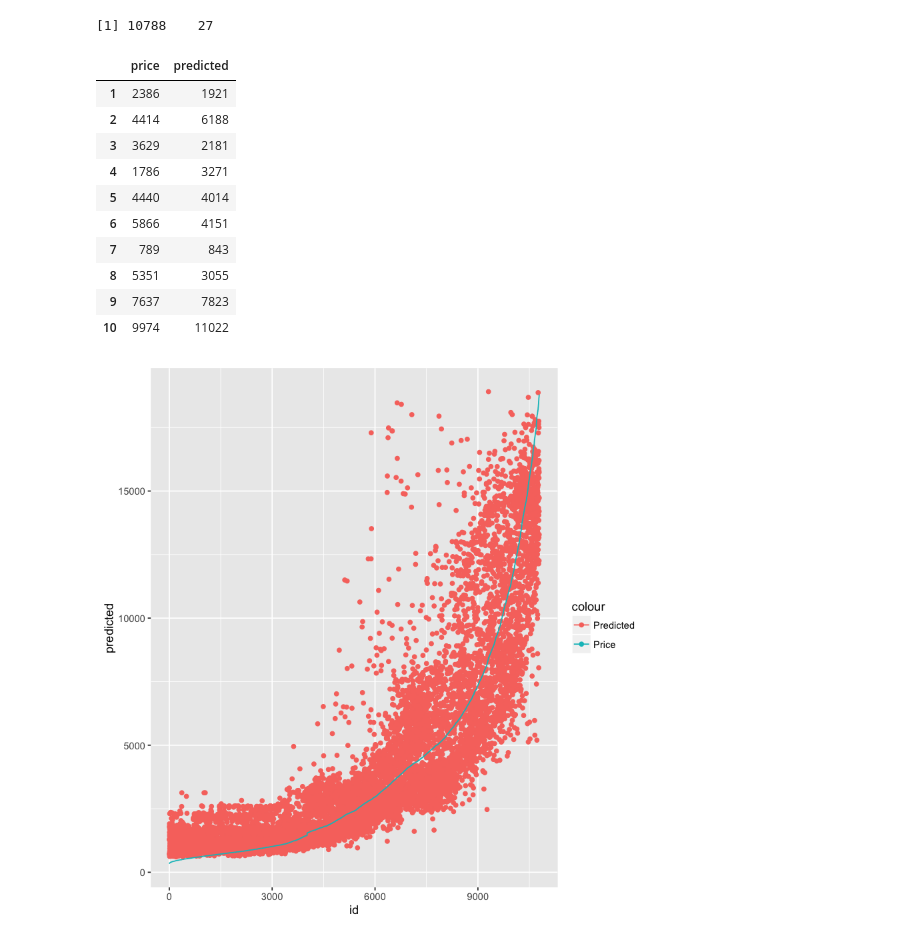
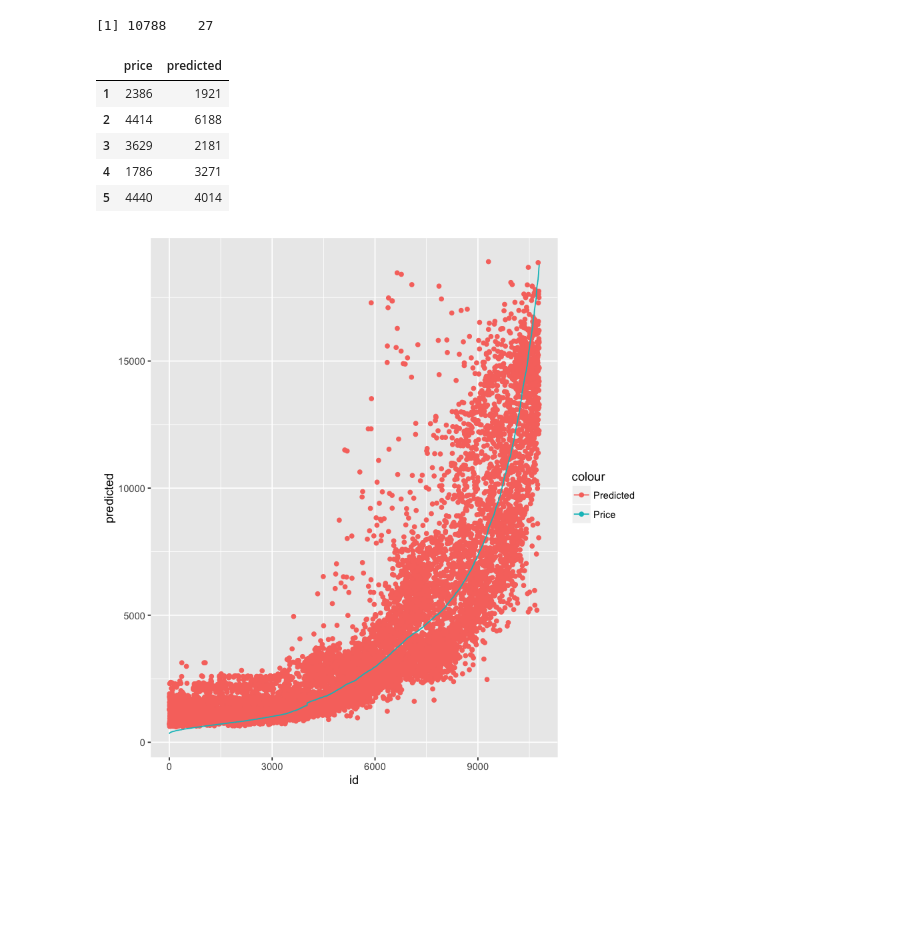
Before and after one commit to thoolihan/xgboost_notebooks, a Jupyter notebook: LinearRegression.ipynb, the cells around one changed output. Cells and saved outputs as stored; diff of their text form; code cells hidden in the pictures; blank space fills up the shorter version.

```diff
--- a/LinearRegression.ipynb
+++ b/LinearRegression.ipynb
@@ -14,24 +14,24 @@ library(dplyr, warn.conflicts = FALSE)
 # make more factors into bit fields
 
 diamonds <- mutate(diamonds,
-      fair_cut = ifelse(cut == 'Fair', 1, 0),
-      good_cut = ifelse(cut == 'Good', 1, 0),
-      vgood_cut = ifelse(cut == 'Very Good', 1, 0),
-      prem_cut = ifelse(cut == 'Premium', 1, 0),
-      ideal_cut = ifelse(cut == 'Ideal', 1, 0)
-)
 
-diamonds <- mutate(diamonds,
+    #cut
+    fair_cut = ifelse(cut == 'Fair', 1, 0),
+    good_cut = ifelse(cut == 'Good', 1, 0),
+    vgood_cut = ifelse(cut == 'Very Good', 1, 0),
+    prem_cut = ifelse(cut == 'Premium', 1, 0),
+    ideal_cut = ifelse(cut == 'Ideal', 1, 0),
+
+    # color
     D = ifelse(color == 'D', 1, 0),
     E = ifelse(color == 'E', 1, 0),
     F = ifelse(color == 'F', 1, 0),
     G = ifelse(color == 'G', 1, 0),
     H = ifelse(color == 'H', 1, 0),
     I = ifelse(color == 'I', 1, 0),
-    J = ifelse(color == 'J', 1, 0)
-)
+    J = ifelse(color == 'J', 1, 0),
 
-diamonds <- mutate(diamonds,
+    # clarity
     I1 = ifelse(clarity == 'I1', 1, 0),
     IF = ifelse(clarity == 'IF', 1, 0),
     SI1 = ifelse(clarity == 'SI1', 1, 0),
@@ -85,22 +85,17 @@ model = xgboost(data = X,
 # %%
 # predict
 test$predicted <- round(xgboost::predict(model, data.matrix(test)), 0)
 
 # show a sample
 select(test, price, predicted) %>%
-   sample_n(10)
+   sample_n(5)
 # %% [output]
 |  | price | predicted |
 | 1 | 2386 | 1921 |
 | 2 | 4414 | 6188 |
 | 3 | 3629 | 2181 |
 | 4 | 1786 | 3271 |
 | 5 | 4440 | 4014 |
-| 6 | 5866 | 4151 |
-| 7 | 789 | 843 |
-| 8 | 5351 | 3055 |
-| 9 | 7637 | 7823 |
-| 10 | 9974 | 11022 |
 # %%
 # print predicted(dots) against prices (sorted by price)
 
```
Also changed, not shown: 2 other files.
